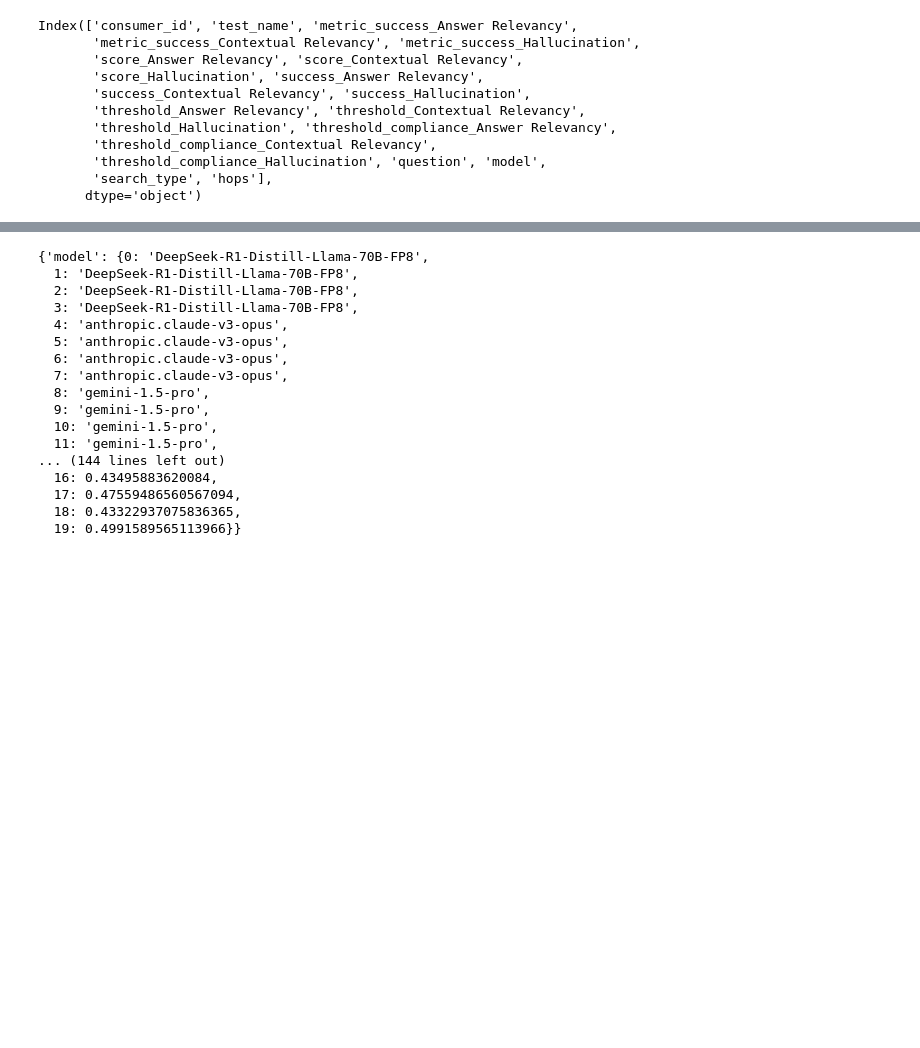
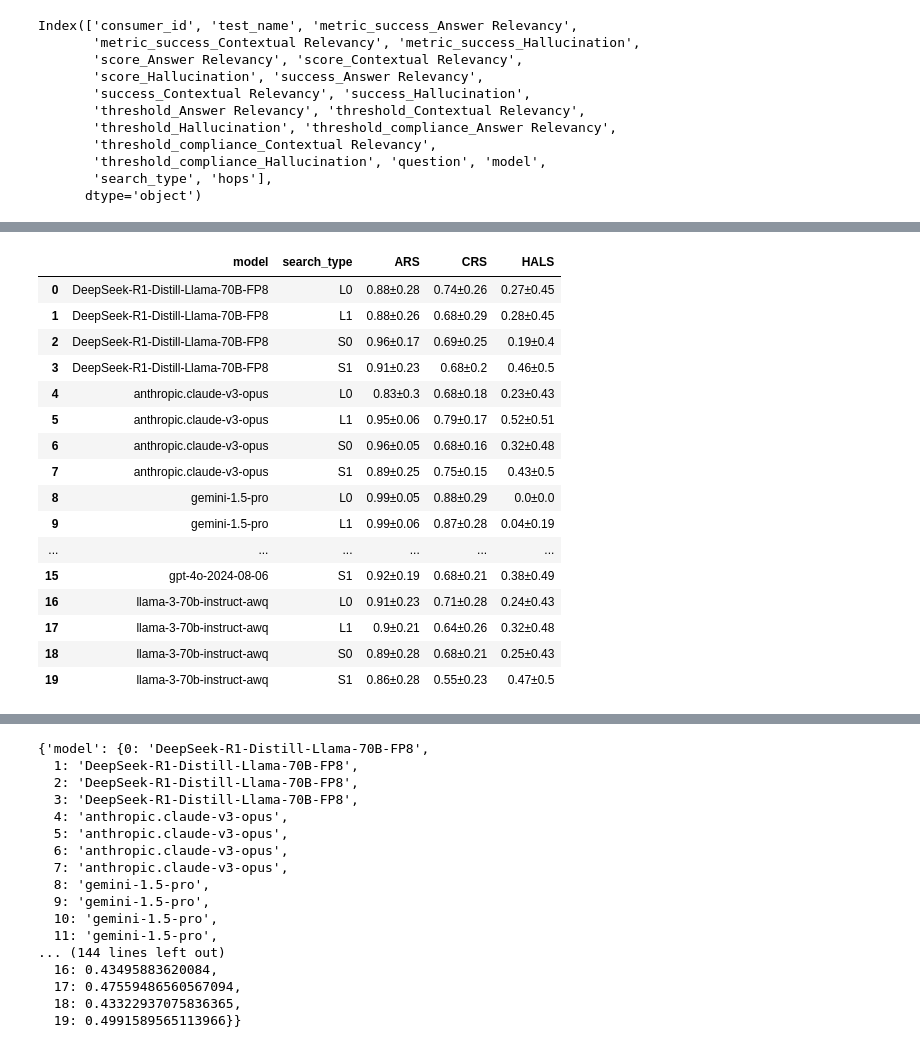
Before and after one commit to baptvit/graphrag-on-fhir, a Jupyter notebook: analysis/deepeval_eval.ipynb, the cells around one changed output, grey strips where cells are left out. Saved outputs shown, nothing was run; the diff lists cells and outputs as text; code cells hidden in the pictures; blank space fills up the shorter version.

```diff
--- a/analysis/deepeval_eval.ipynb
+++ b/analysis/deepeval_eval.ipynb
@@ -450,8 +450,36 @@ grouped_df
 | 18 | llama-3-70b-instruct-awq | S0 | 0.887138 | 0.278336 | 0.675676 | ... |
 | 19 | llama-3-70b-instruct-awq | S1 | 0.861670 | 0.281088 | 0.342105 | ... |
 # %%
-grouped_df["ARS"] = grouped_df['avg_score_Answer Relevancy'].astype(str) + "±" + grouped_df['std_score_Answer Relevancy'].astype(str)
+grouped_df["ARS"] = grouped_df['avg_score_Answer Relevancy'].round(2).astype(str) + "±" + grouped_df['std_score_Answer Relevancy'].round(2).astype(str)
 # %%
-grouped_df["CRS"] = grouped_df['avg_score_Contextual Relevancy'].astype(str) + "±" + grouped_df['std_score_Contextual Relevancy'].astype(str)
+grouped_df["CRS"] = grouped_df['avg_score_Contextual Relevancy'].round(2).astype(str) + "±" + grouped_df['std_score_Contextual Relevancy'].round(2).astype(str)
 # %%
-grouped_df["HALS"] = grouped_df['avg_score_Hallucination'].astype(str) + "±" + grouped_df['std_score_Hallucination'].astype(str)
+grouped_df["HALS"] = grouped_df['avg_score_Hallucination'].round(2).astype(str) + "±" + grouped_df['std_score_Hallucination'].round(2).astype(str)
+# %%
+grouped_df[
+    [
+        "model",
+        "search_type",
+        "ARS",
+        "CRS",
+        "HALS"
+    ]
+].sort_values(by=["model", 'search_type'])
+# %% [output]
+|  | model | search_type | ARS | CRS | HALS |
+| 0 | DeepSeek-R1-Distill-Llama-70B-FP8 | L0 | 0.88±0.28 | 0.74±0.26 | 0.27±0.45 |
+| 1 | DeepSeek-R1-Distill-Llama-70B-FP8 | L1 | 0.88±0.26 | 0.68±0.29 | 0.28±0.45 |
+| 2 | DeepSeek-R1-Distill-Llama-70B-FP8 | S0 | 0.96±0.17 | 0.69±0.25 | 0.19±0.4 |
+| 3 | DeepSeek-R1-Distill-Llama-70B-FP8 | S1 | 0.91±0.23 | 0.68±0.2 | 0.46±0.5 |
+| 4 | anthropic.claude-v3-opus | L0 | 0.83±0.3 | 0.68±0.18 | 0.23±0.43 |
+| 5 | anthropic.claude-v3-opus | L1 | 0.95±0.06 | 0.79±0.17 | 0.52±0.51 |
+| 6 | anthropic.claude-v3-opus | S0 | 0.96±0.05 | 0.68±0.16 | 0.32±0.48 |
+| 7 | anthropic.claude-v3-opus | S1 | 0.89±0.25 | 0.75±0.15 | 0.43±0.5 |
+| 8 | gemini-1.5-pro | L0 | 0.99±0.05 | 0.88±0.29 | 0.0±0.0 |
+| 9 | gemini-1.5-pro | L1 | 0.99±0.06 | 0.87±0.28 | 0.04±0.19 |
+| ... | ... | ... | ... | ... | ... |
+| 15 | gpt-4o-2024-08-06 | S1 | 0.92±0.19 | 0.68±0.21 | 0.38±0.49 |
+| 16 | llama-3-70b-instruct-awq | L0 | 0.91±0.23 | 0.71±0.28 | 0.24±0.43 |
+| 17 | llama-3-70b-instruct-awq | L1 | 0.9±0.21 | 0.64±0.26 | 0.32±0.48 |
+| 18 | llama-3-70b-instruct-awq | S0 | 0.89±0.28 | 0.68±0.21 | 0.25±0.43 |
+| 19 | llama-3-70b-instruct-awq | S1 | 0.86±0.28 | 0.55±0.23 | 0.47±0.5 |
```
Also changed, not shown: parts of 13 cells of this notebook, 2 other files.
